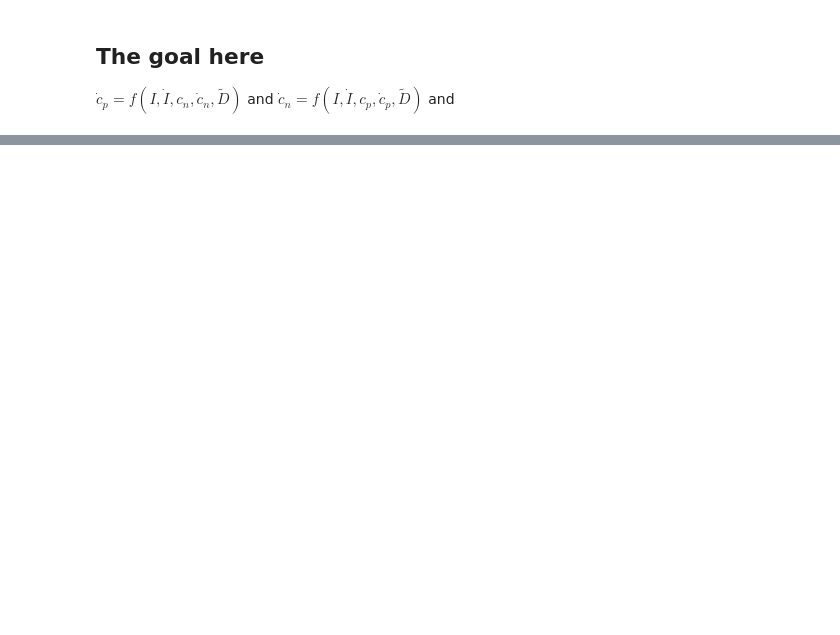
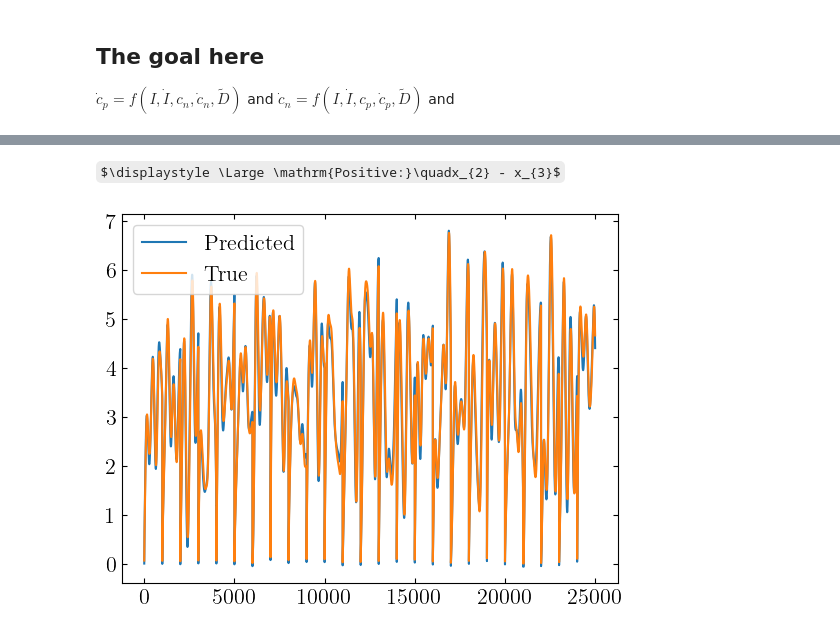
Before and after one commit to j-haralds/MSc_thesis, a Jupyter notebook: program/BasicEulerNN/1_JH_symbol.ipynb, the cells around one changed output, grey strips where cells are left out. Saved outputs shown, nothing was run; the diff lists cells and outputs as text; code cells hidden in the pictures; some formulas as TeX source; blank space fills up the shorter version.

```diff
--- a/program/BasicEulerNN/1_JH_symbol.ipynb
+++ b/program/BasicEulerNN/1_JH_symbol.ipynb
@@ -69,2 +100,23 @@ print(np.min(condition()), np.max(condition()))
 # %%
 a = np.linspace(-1,1,1000).reshape(-1,1); a0 = np.linspace(0,1,1000); b = np.linspace(-1,1,1000); b0 = np.linspace(0,1,1000)
+
+cnmax = param['Maximum concentration in negative electrode [mol.m-3]']
+cpmax = param['Maximum concentration in positive electrode [mol.m-3]']
+
+X = np.hstack((cn/cnmax, cp/cpmax, I, cn_dot))
+y = cp_dot
+# %%
+model_p = PySRRegressor(
+    model_selection="best",
+    niterations=50,
+    binary_operators=[
+        "+", "*", '-','/'
+    ],
+    unary_operators=['square'],
+    loss="loss(x, y) = (x - y)^2",
+    populations=5,
+    verbosity=0,
+)
+
+
+model_p.fit(X, y)
@@ -70,0 +141,11 @@ a = np.linspace(-1,1,1000).reshape(-1,1); a0 = np.linspace(0,1,1000); b = np.lin
+# %%
+model_index = 1
+display(Math('\\Large \\mathrm{Positive:}\\quad' + model_p.latex(model_index)))
+
+plt.plot(model_p.predict(X), label='Predicted')
+plt.plot(y, label='True')
+plt.legend()
+plt.show()
+# %% [output]
+$\displaystyle \Large \mathrm{Positive:}\quadx_{2} - x_{3}$
+[figure, added]
```
Also changed, not shown: parts of 7 cells of this notebook, 9 other files.
